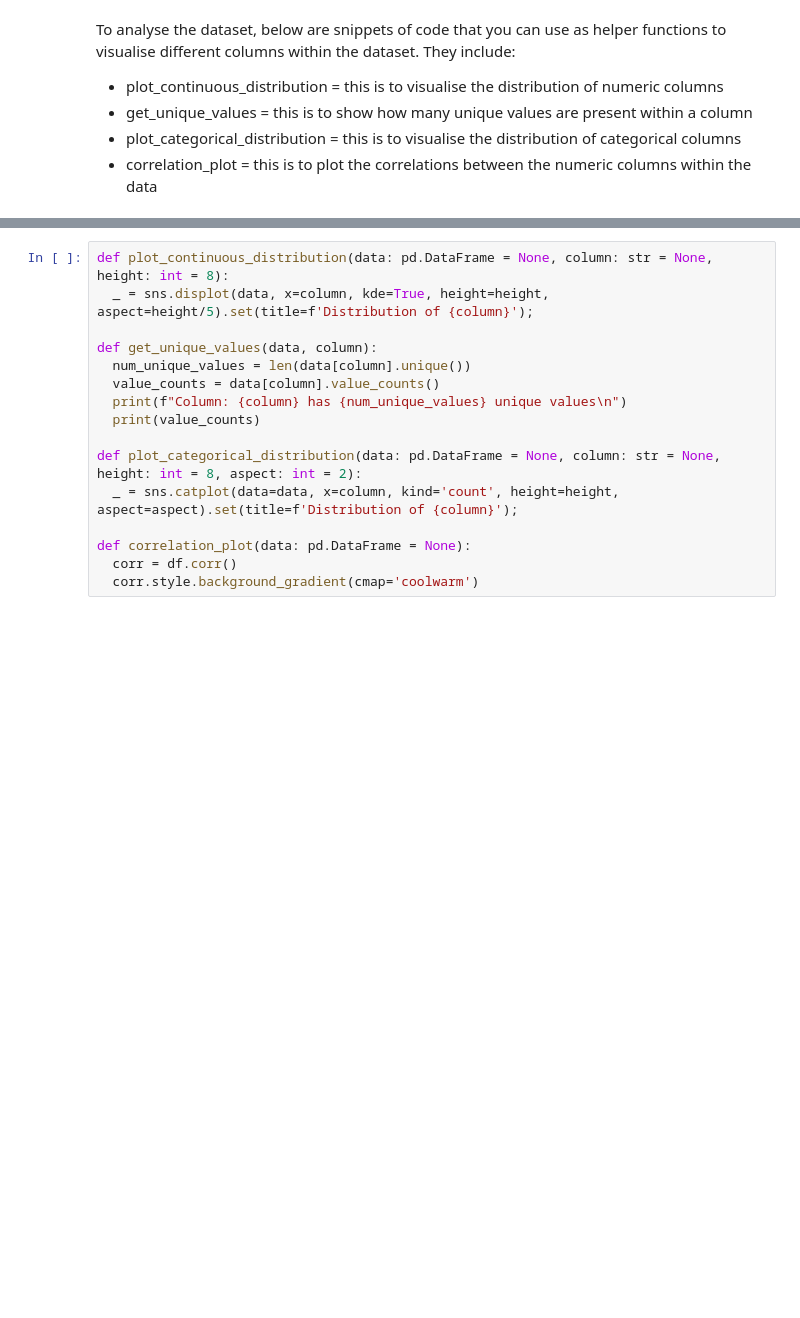
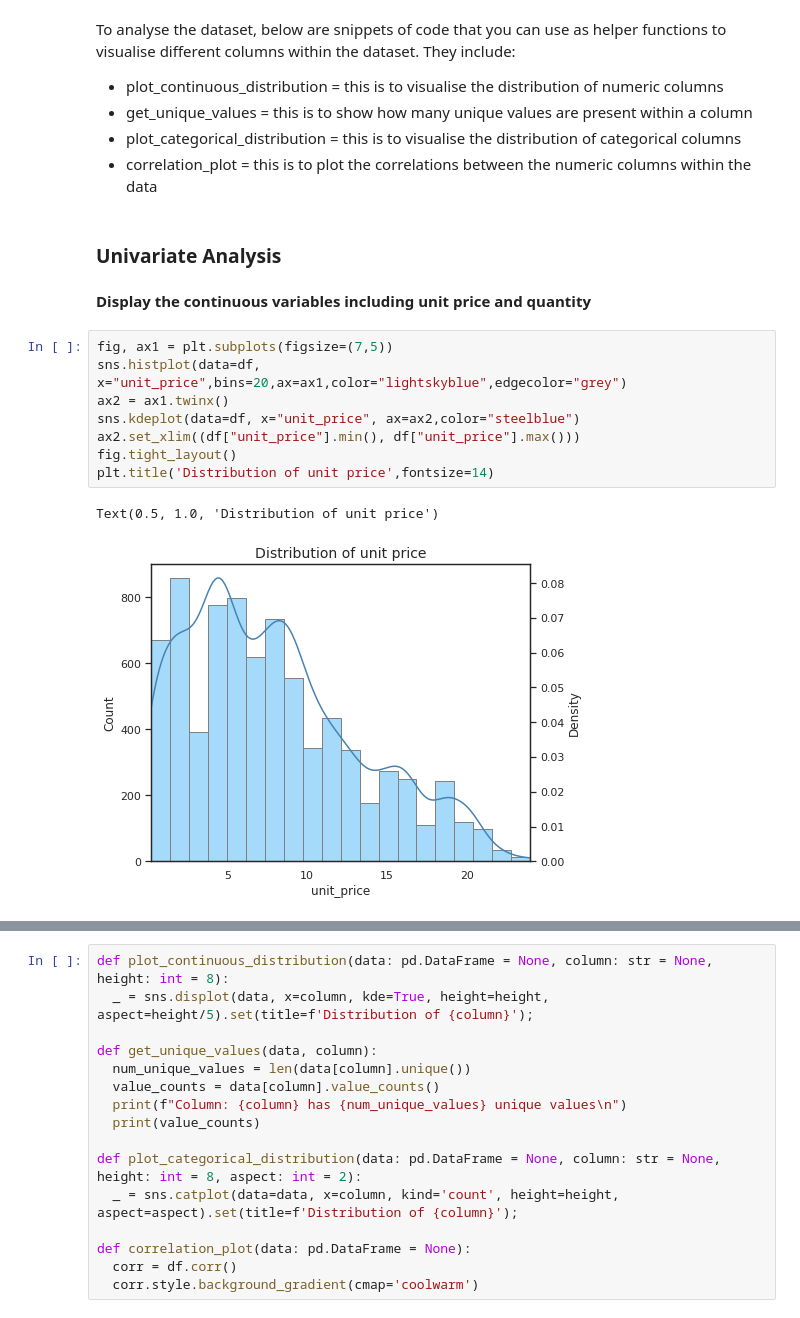
Before and after one commit to amy-panda/Supply_Chain_Forecasting, a Jupyter notebook: notebooks/eda.ipynb, the cells around one changed output, grey strips where cells are left out. Drawn from its saved outputs; the diff is of its cells as text; blank space fills up the shorter version.

```diff
--- a/notebooks/eda.ipynb
+++ b/notebooks/eda.ipynb
@@ -159,3 +171,18 @@ To analyse the dataset, below are snippets of code that you can use as helper fu
 - get_unique_values = this is to show how many unique values are present within a column
 - plot_categorical_distribution = this is to visualise the distribution of categorical columns
 - correlation_plot = this is to plot the correlations between the numeric columns within the data
+# %% [markdown]
+### Univariate Analysis
+# %% [markdown]
+**Display the continuous variables including unit price and quantity**
+# %%
+fig, ax1 = plt.subplots(figsize=(7,5))
+sns.histplot(data=df, x="unit_price",bins=20,ax=ax1,color="lightskyblue",edgecolor="grey")
+ax2 = ax1.twinx()
+sns.kdeplot(data=df, x="unit_price", ax=ax2,color="steelblue")
+ax2.set_xlim((df["unit_price"].min(), df["unit_price"].max()))
+fig.tight_layout()
+plt.title('Distribution of unit price',fontsize=14)
+# %% [output]
+Text(0.5, 1.0, 'Distribution of unit price')
+[figure, added]
```
Also changed, not shown: parts of 36 cells of this notebook.
